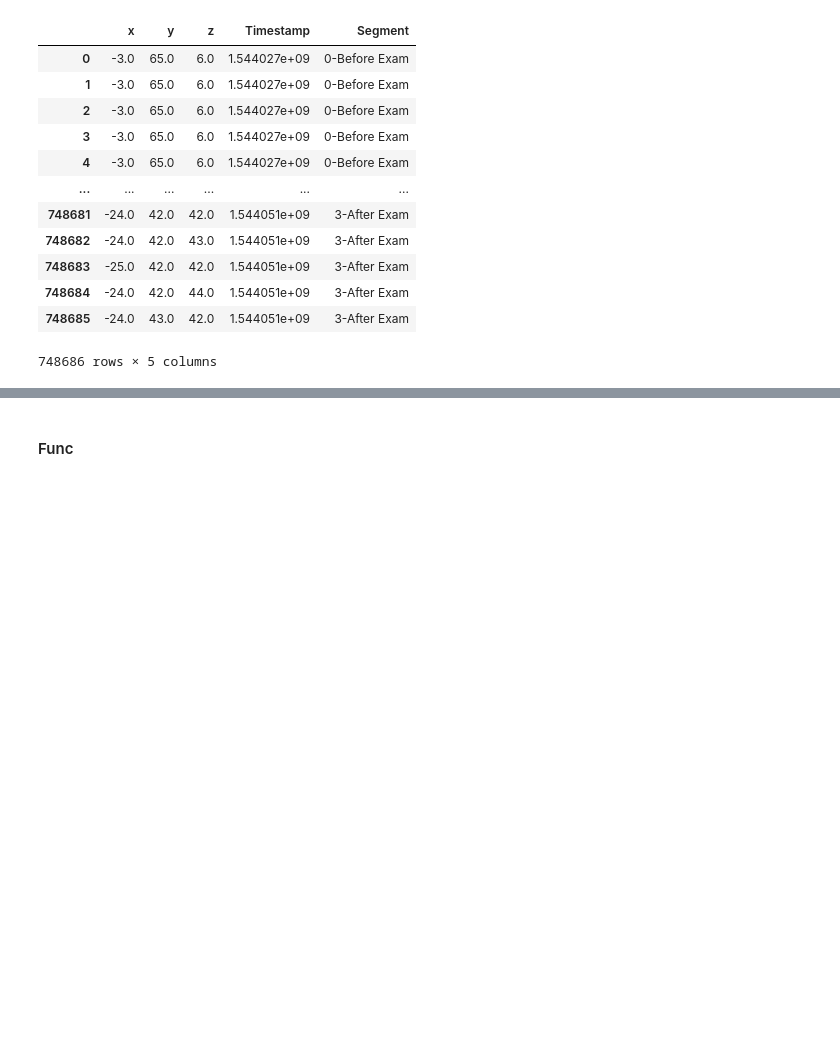
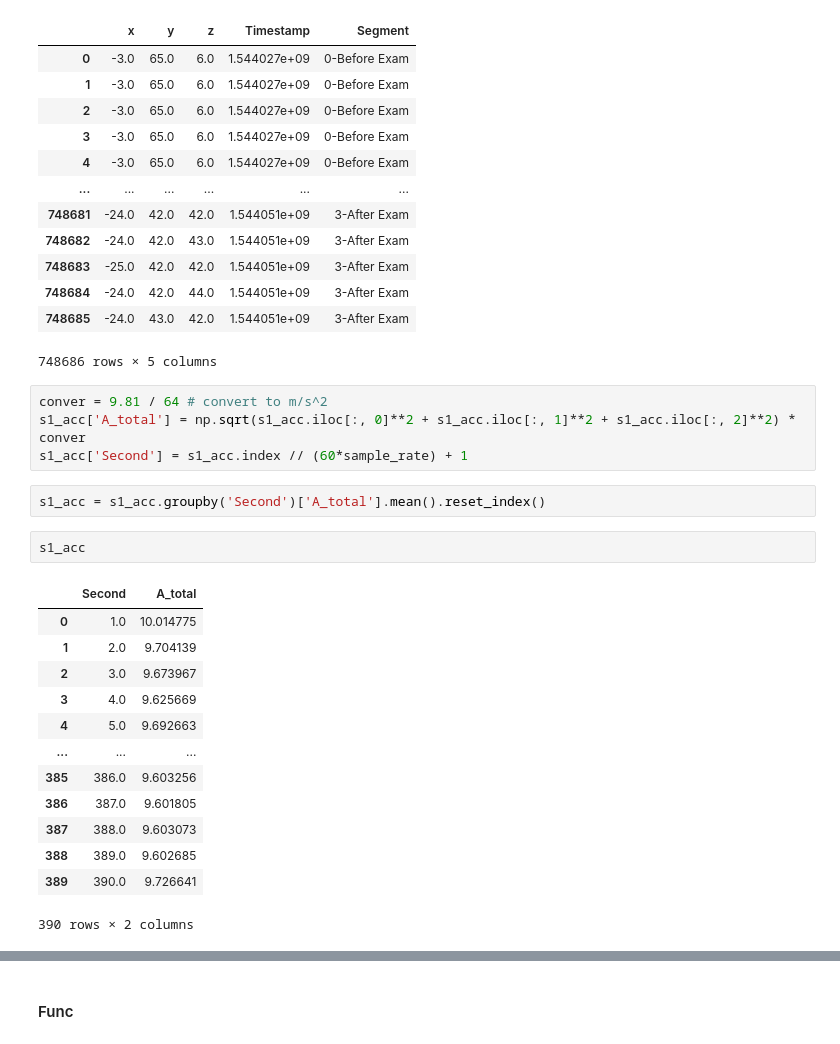
Before and after one commit to kiwwifruit/project3, a Jupyter notebook: data_preprocess.ipynb, the cells around one changed output, grey strips where cells are left out. Cells and saved outputs as stored; diff of their text form; blank space fills up the shorter version.

```diff
--- a/data_preprocess.ipynb
+++ b/data_preprocess.ipynb
@@ -81,3 +81,25 @@ Exam Start Datetime: 2018-12-05 17:00:00+00:00
 | 748684 | -24.0 | 42.0 | 44.0 | 1.544051e+09 | 3-After Exam |
 | 748685 | -24.0 | 43.0 | 42.0 | 1.544051e+09 | 3-After Exam |
 748686 rows × 5 columns
+# %%
+conver = 9.81 / 64 # convert to m/s^2
+s1_acc['A_total'] = np.sqrt(s1_acc.iloc[:, 0]**2 + s1_acc.iloc[:, 1]**2 + s1_acc.iloc[:, 2]**2) * conver
+s1_acc['Second'] = s1_acc.index // (60*sample_rate) + 1
+# %%
+s1_acc = s1_acc.groupby('Second')['A_total'].mean().reset_index()
+# %%
+s1_acc
+# %% [output]
+|  | Second | A_total |
+| 0 | 1.0 | 10.014775 |
+| 1 | 2.0 | 9.704139 |
+| 2 | 3.0 | 9.673967 |
+| 3 | 4.0 | 9.625669 |
+| 4 | 5.0 | 9.692663 |
+| ... | ... | ... |
+| 385 | 386.0 | 9.603256 |
+| 386 | 387.0 | 9.601805 |
+| 387 | 388.0 | 9.603073 |
+| 388 | 389.0 | 9.602685 |
+| 389 | 390.0 | 9.726641 |
+390 rows × 2 columns
```
Also changed, not shown: parts of 6 cells of this notebook.
